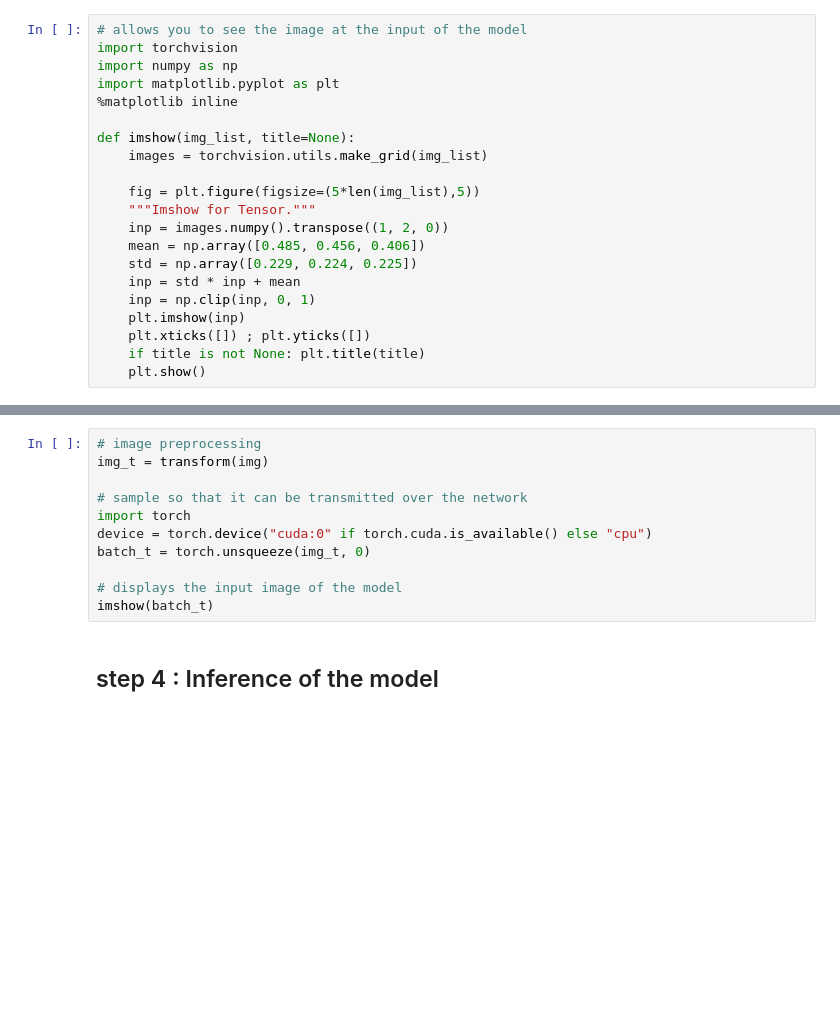
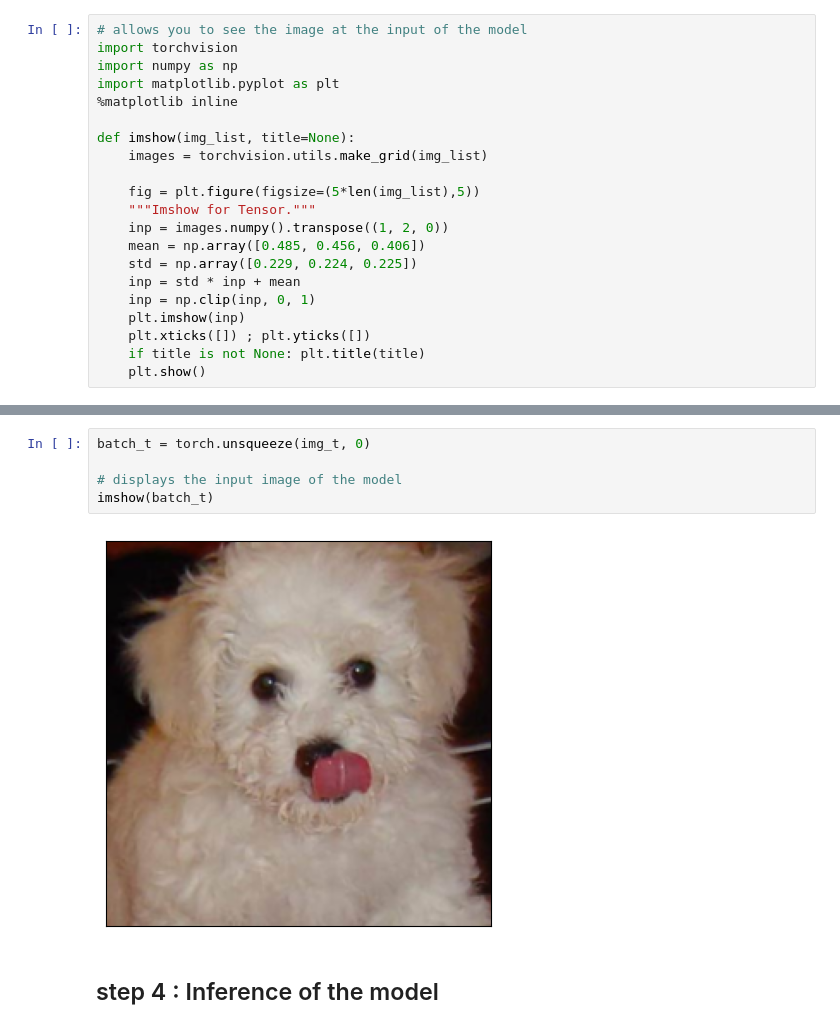
Before and after one commit to laurentperrinet/2026-03_UE-neurosciences-computationnelles, a Jupyter notebook: NOM1-NOM2-NOM3_Using-pyTorch-for-Classification.ipynb, the cells around one changed output, grey strips where cells are left out. Drawn from its saved outputs; the diff is of its cells as text; blank space fills up the shorter version.

```diff
--- a/NOM1-NOM2-NOM3_Using-pyTorch-for-Classification.ipynb
+++ b/NOM1-NOM2-NOM3_Using-pyTorch-for-Classification.ipynb
@@ -227,14 +245,10 @@ def imshow(img_list, title=None):
 # %%
-# image preprocessing
-img_t = transform(img)
-
-# sample so that it can be transmitted over the network
-import torch
-device = torch.device("cuda:0" if torch.cuda.is_available() else "cpu")
 batch_t = torch.unsqueeze(img_t, 0)
 
 # displays the input image of the model
 imshow(batch_t)
+# %% [output]
+[figure, added]
 # %% [markdown]
 ## step 4 : Inference of the model
 # %% [markdown]
```
Also changed, not shown: parts of 12 cells of this notebook, 4 other files.
